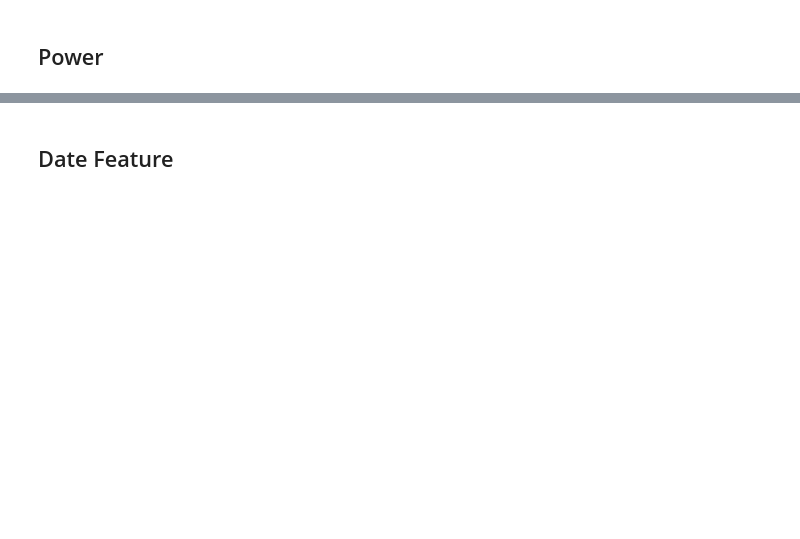
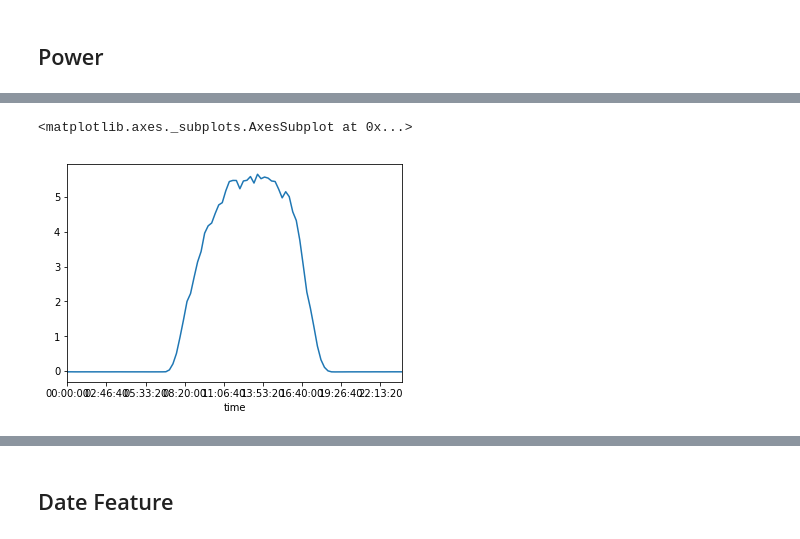
Before and after one commit to EvilPsyCHo/competition, a Jupyter notebook: gngf/notebook/EDA IS ALL YOU NEED.ipynb, the cells around one changed output, grey strips where cells are left out. Cells and saved outputs as stored; diff of their text form; code cells hidden in the pictures; blank space fills up the shorter version.

```diff
--- a/gngf/notebook/EDA IS ALL YOU NEED.ipynb
+++ b/gngf/notebook/EDA IS ALL YOU NEED.ipynb
@@ -42,0 +98,6 @@ max_power_time = pl.groupby(pl.time.dt.date).apply(lambda x: np.argmax(x.power))
+# %%
+temp = pl[(pl.time>='2016-10-01') & (pl.time<'2016-10-31')]
+temp.groupby(temp.time.dt.time)['power'].mean().plot()
+# %% [output]
+<matplotlib.axes._subplots.AxesSubplot at 0x...>
+[figure, added]
```
Also changed, not shown: parts of 17 cells of this notebook, 2 other files.
